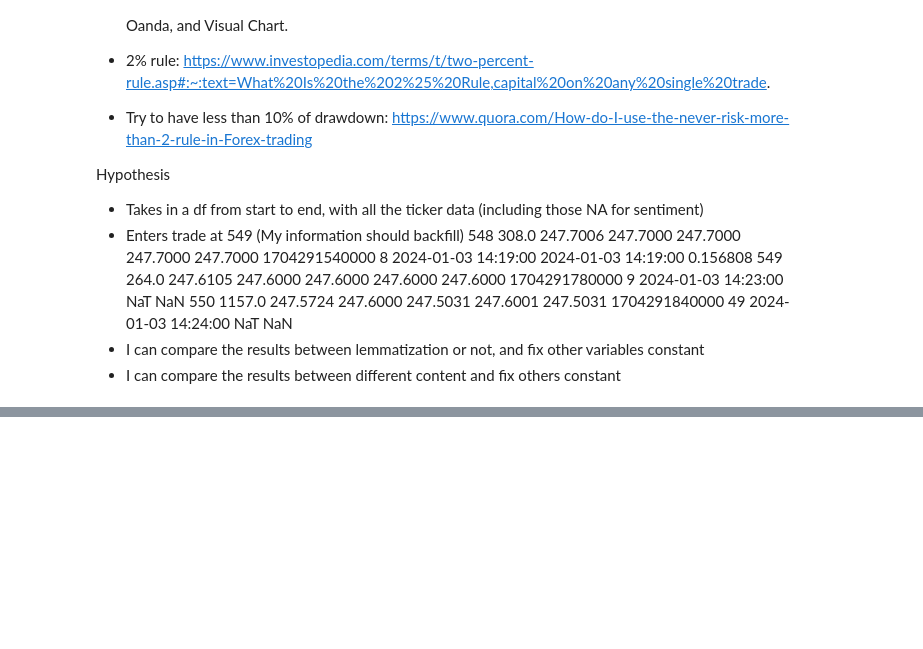
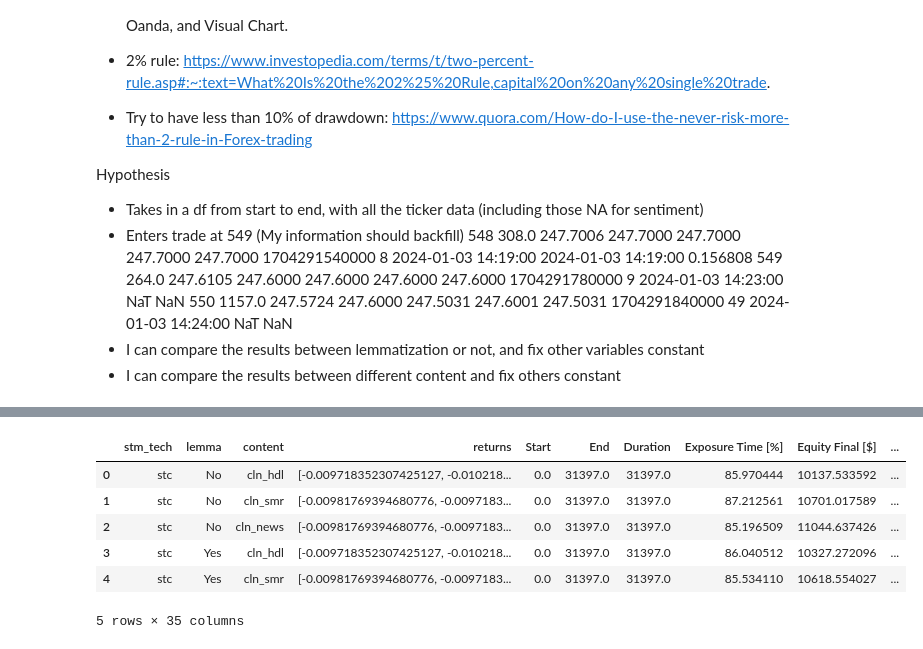
Before and after one commit to yiqwan/stock-forecast-with-sentiment, a Jupyter notebook: notebooks/trading.ipynb, the cells around one changed output, grey strips where cells are left out. Saved outputs shown, nothing was run; the diff lists cells and outputs as text; code cells hidden in the pictures; blank space fills up the shorter version.

```diff
--- a/notebooks/trading.ipynb
+++ b/notebooks/trading.ipynb
@@ -68,6 +74,10 @@ root_dir = path_yq.get_root_dir(cur_dir)
 logging.basicConfig(filename=Path.joinpath(root_dir, 'logs', 'trading_system.log'),
                     format='%(asctime)s - %(name)s - %(levelname)s - %(message)s',
                     level=logging.DEBUG)
+
+stm_techs = ['stc', 'blob', 'sid', 'bert', 'finbert']
+contents = ['cln_hdl', 'cln_smr', 'cln_news']
+lemmas = ['', 'lemma']
 # %% [markdown]
 # Fetch Tick Data
 # %% [markdown]
@@ -338,16 +348,3 @@ After dropping na: 1
 5 rows × 69 columns
 # %% [markdown]
 Check whether there are 30 columns of scores
-# %%
-techs = ['stc', 'blob', 'sid', 'bert', 'finbert']
-cols = ['cln_hdl', 'cln_smr', 'cln_news',
-        'cln_hdl_lemma', 'cln_smr_lemma', 'cln_news_lemma']
-
-col_list = []
-for tech in techs:
-    for col in cols:
-        col_name = f'{col}_pol_{tech}_score'
-        if col_name in df9.columns:
-            col_list.append(col_name)
-print(col_list)
-print(len(col_list))
@@ -493,0 +560,12 @@ print(results.get('Return [%]'), results.get('Max. Drawdown [%]'), results.get('
+# %%
+# Append each dictionary as rows into a new df
+rdf = pd.DataFrame(df_list)
+rdf.head()
+# %% [output]
+|  | stm_tech | lemma | content | returns | Start | End | Duration | Exposure Time [%] | Equity Final [$] | ... |
+| 0 | stc | No | cln_hdl | [-0.009718352307425127, -0.010218... | 0.0 | 31397.0 | 31397.0 | 85.970444 | 10137.533592 | ... |
+| 1 | stc | No | cln_smr | [-0.00981769394680776, -0.0097183... | 0.0 | 31397.0 | 31397.0 | 87.212561 | 10701.017589 | ... |
+| 2 | stc | No | cln_news | [-0.00981769394680776, -0.0097183... | 0.0 | 31397.0 | 31397.0 | 85.196509 | 11044.637426 | ... |
+| 3 | stc | Yes | cln_hdl | [-0.009718352307425127, -0.010218... | 0.0 | 31397.0 | 31397.0 | 86.040512 | 10327.272096 | ... |
+| 4 | stc | Yes | cln_smr | [-0.00981769394680776, -0.0097183... | 0.0 | 31397.0 | 31397.0 | 85.534110 | 10618.554027 | ... |
+5 rows × 35 columns
```
Also changed, not shown: parts of 28 cells of this notebook, 4 other files.
